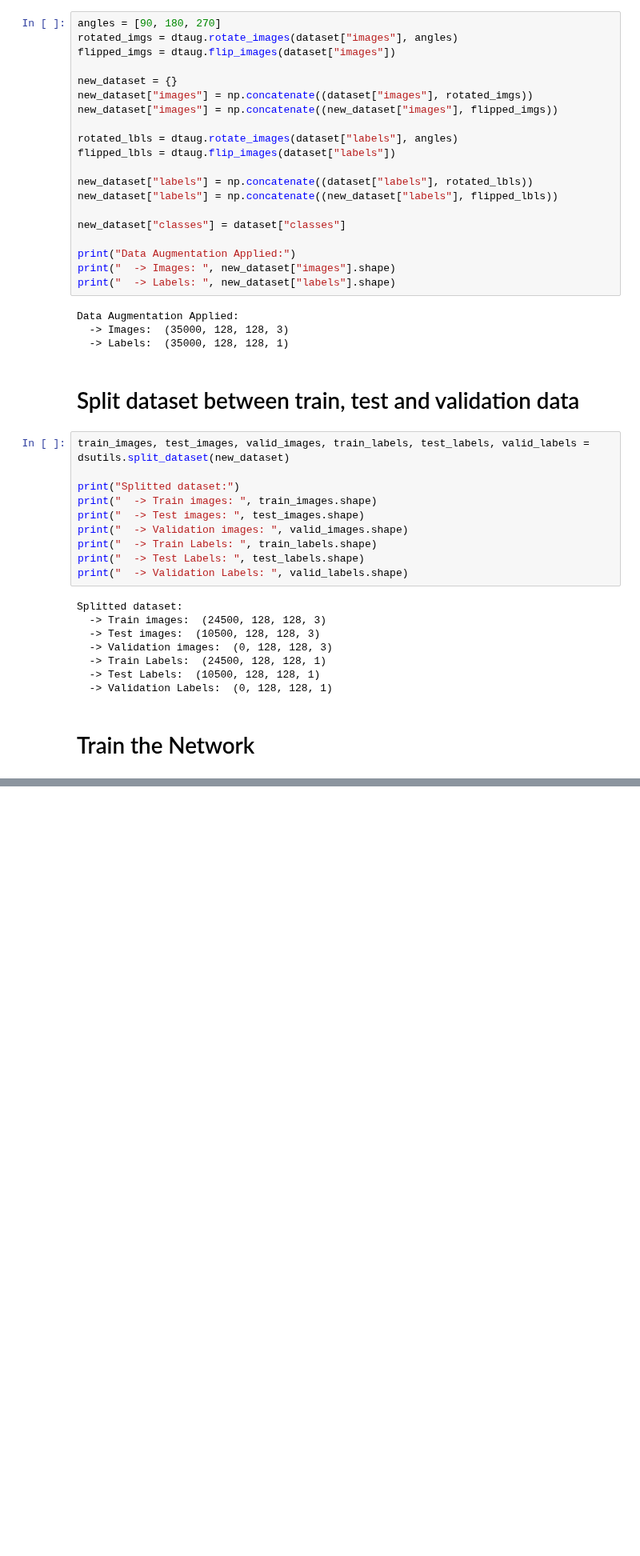
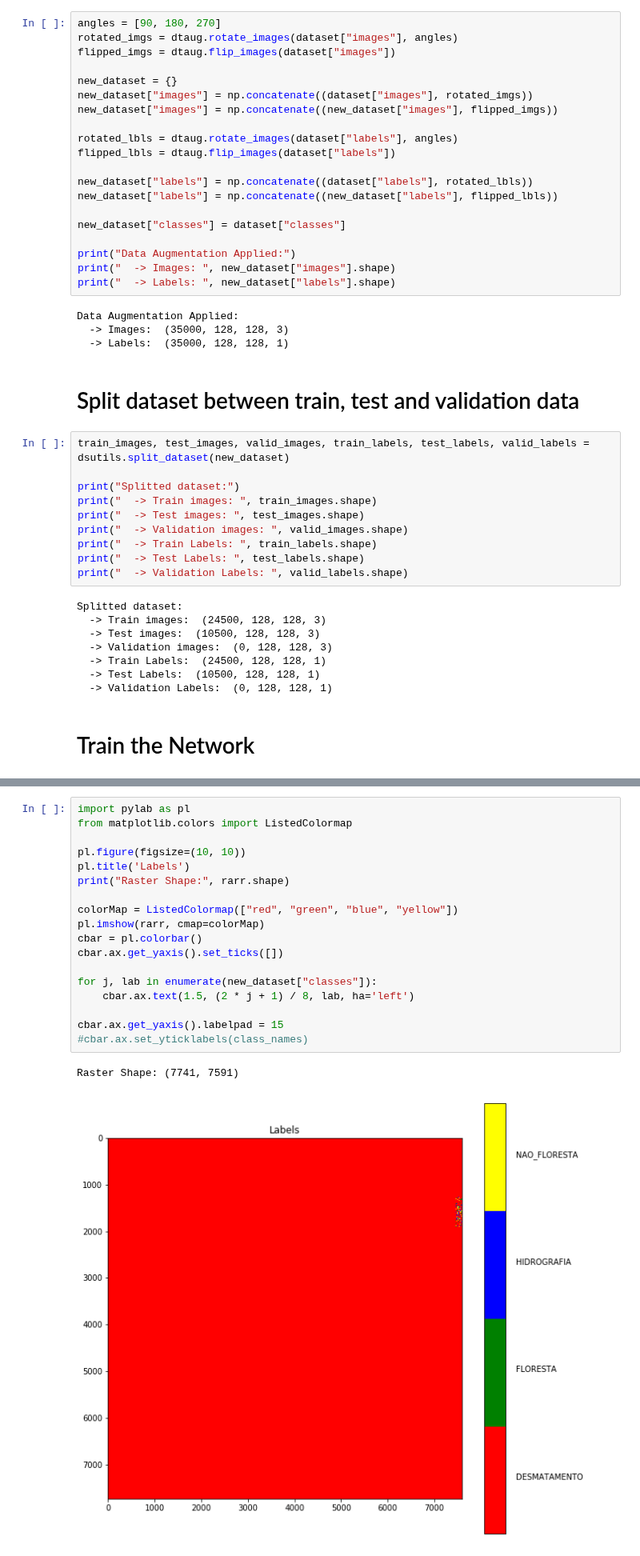
Before and after one commit to rvmaretto/deepgeo, a Jupyter notebook: notebooks/train_fcn.ipynb, the cells around one changed output, grey strips where cells are left out. Shown at 80% size. Saved outputs shown, nothing was run; the diff lists cells and outputs as text; blank space fills up the shorter version.

```diff
--- a/notebooks/train_fcn.ipynb
+++ b/notebooks/train_fcn.ipynb
@@ -170,0 +224,21 @@ Classifying image with structure  (3660, 128, 128, 3) ...
+# %%
+import pylab as pl
+from matplotlib.colors import ListedColormap
+
+pl.figure(figsize=(10, 10))
+pl.title('Labels')
+print("Raster Shape:", rarr.shape)
+
+colorMap = ListedColormap(["red", "green", "blue", "yellow"])
+pl.imshow(rarr, cmap=colorMap)
+cbar = pl.colorbar()
+cbar.ax.get_yaxis().set_ticks([])
+
+for j, lab in enumerate(new_dataset["classes"]):
+    cbar.ax.text(1.5, (2 * j + 1) / 8, lab, ha='left')
+
+cbar.ax.get_yaxis().labelpad = 15
+#cbar.ax.set_yticklabels(class_names)
+# %% [output]
+Raster Shape: (7741, 7591)
+[figure, added]
```
Also changed, not shown: parts of 8 cells of this notebook, 1 other file.
